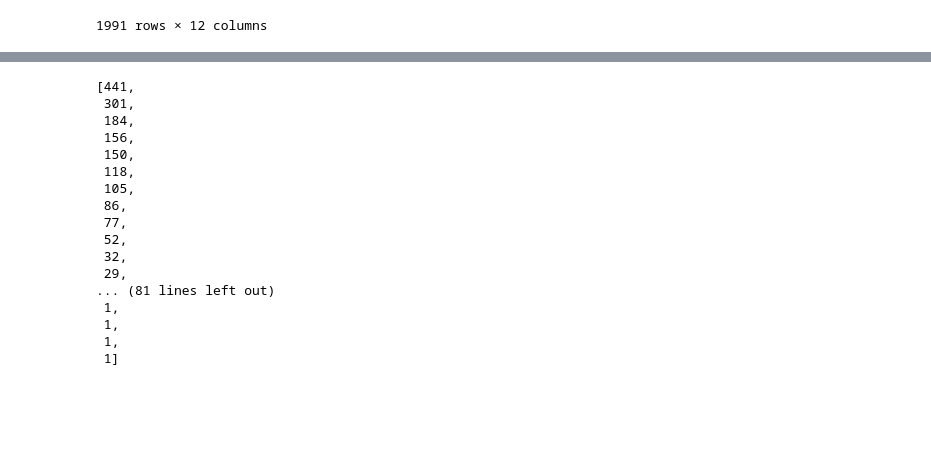
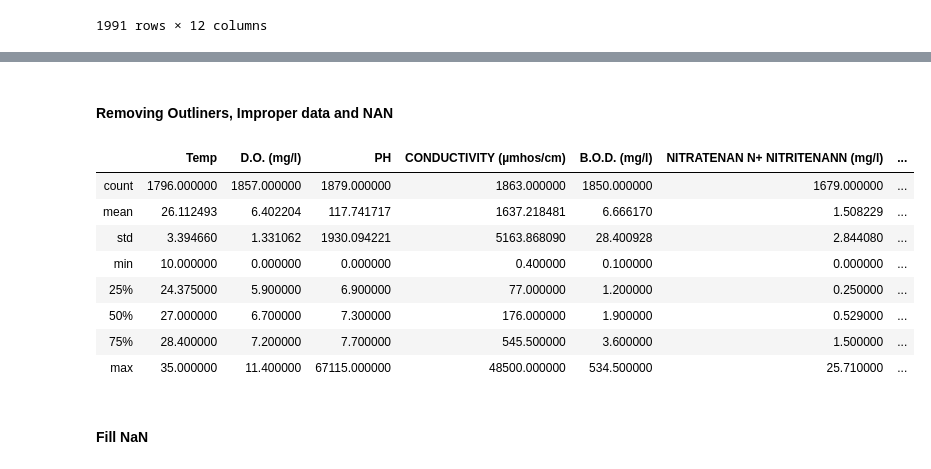
Before and after one commit to smartinternz02/llSPS-INT-4211-Urban-Water-Quality-Prediction, a Jupyter notebook: WaterQuality.ipynb, the cells around one changed output, grey strips where cells are left out. Drawn from its saved outputs; the diff is of its cells as text; code cells hidden in the pictures; blank space fills up the shorter version.

```diff
--- a/WaterQuality.ipynb
+++ b/WaterQuality.ipynb
@@ -92,21 +140,19 @@ dataset
 1991 rows × 10 columns
-# %%
-dataset['STATE'].value_counts().tolist()
-# %% [output]
-[441,
- 301,
- 184,
- 156,
- 150,
- 118,
- 105,
- 86,
- 77,
- 52,
- 32,
- 29,
-... (81 lines left out)
- 1,
- 1,
- 1,
- 1]
+# %% [markdown]
+#### Removing Outliners, Improper data and NAN
+# %%
+a=dataset['STATE'].value_counts()
+state_name=a.index[:19].tolist()
+state_name.remove("NAN")
+dataset=dataset[dataset["STATE"].isin(state_name)]
+dataset.describe()
+# %% [output]
+|  | Temp | D.O. (mg/l) | PH | CONDUCTIVITY (µmhos/cm) | B.O.D. (mg/l) | NITRATENAN N+ NITRITENANN (mg/l) | ... |
+| count | 1796.000000 | 1857.000000 | 1879.000000 | 1863.000000 | 1850.000000 | 1679.000000 | ... |
+| mean | 26.112493 | 6.402204 | 117.741717 | 1637.218481 | 6.666170 | 1.508229 | ... |
+| std | 3.394660 | 1.331062 | 1930.094221 | 5163.868090 | 28.400928 | 2.844080 | ... |
+| min | 10.000000 | 0.000000 | 0.000000 | 0.400000 | 0.100000 | 0.000000 | ... |
+| 25% | 24.375000 | 5.900000 | 6.900000 | 77.000000 | 1.200000 | 0.250000 | ... |
+| 50% | 27.000000 | 6.700000 | 7.300000 | 176.000000 | 1.900000 | 0.529000 | ... |
+| 75% | 28.400000 | 7.200000 | 7.700000 | 545.500000 | 3.600000 | 1.500000 | ... |
+| max | 35.000000 | 11.400000 | 67115.000000 | 48500.000000 | 534.500000 | 25.710000 | ... |
@@ -112,0 +161,2 @@ dataset['STATE'].value_counts().tolist()
+# %% [markdown]
+#### Fill NaN
```
Also changed, not shown: parts of 21 cells of this notebook, 1 other file.
